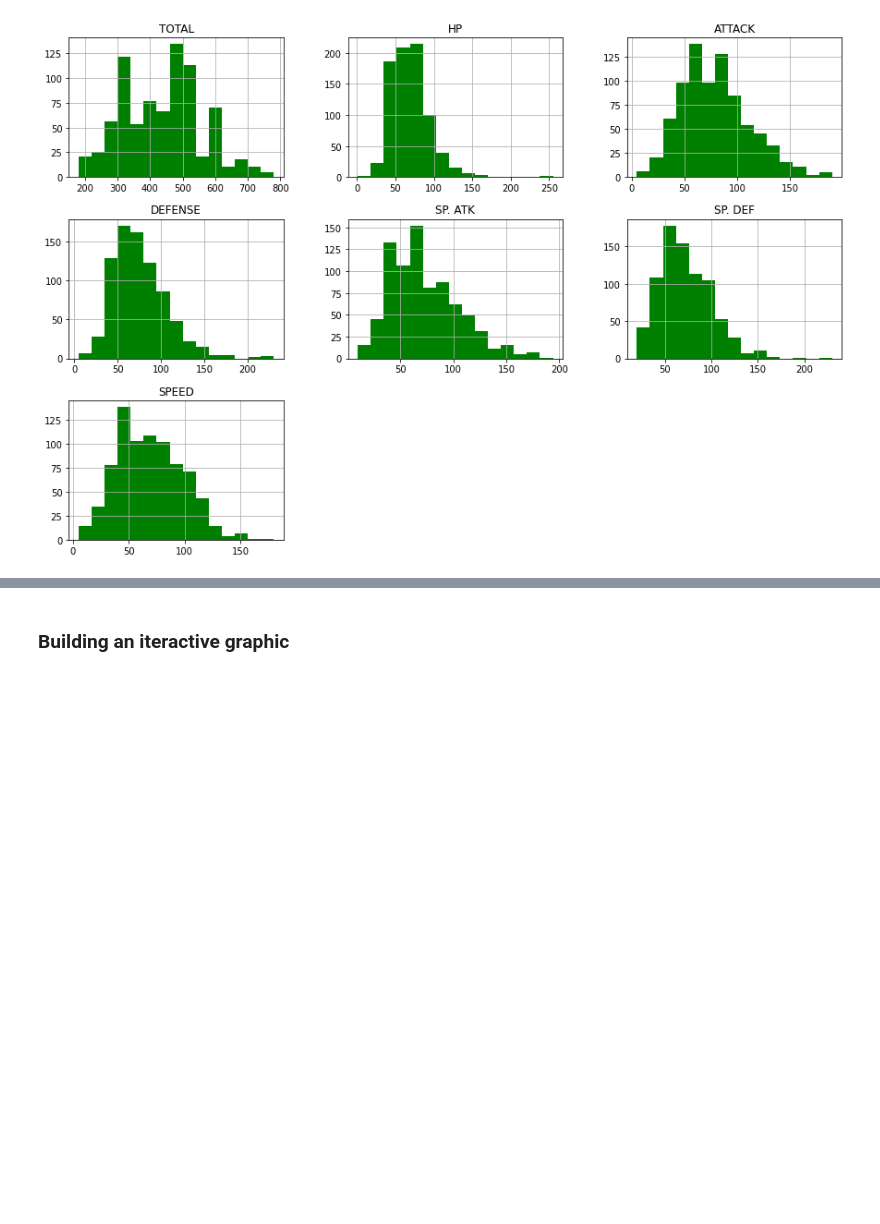
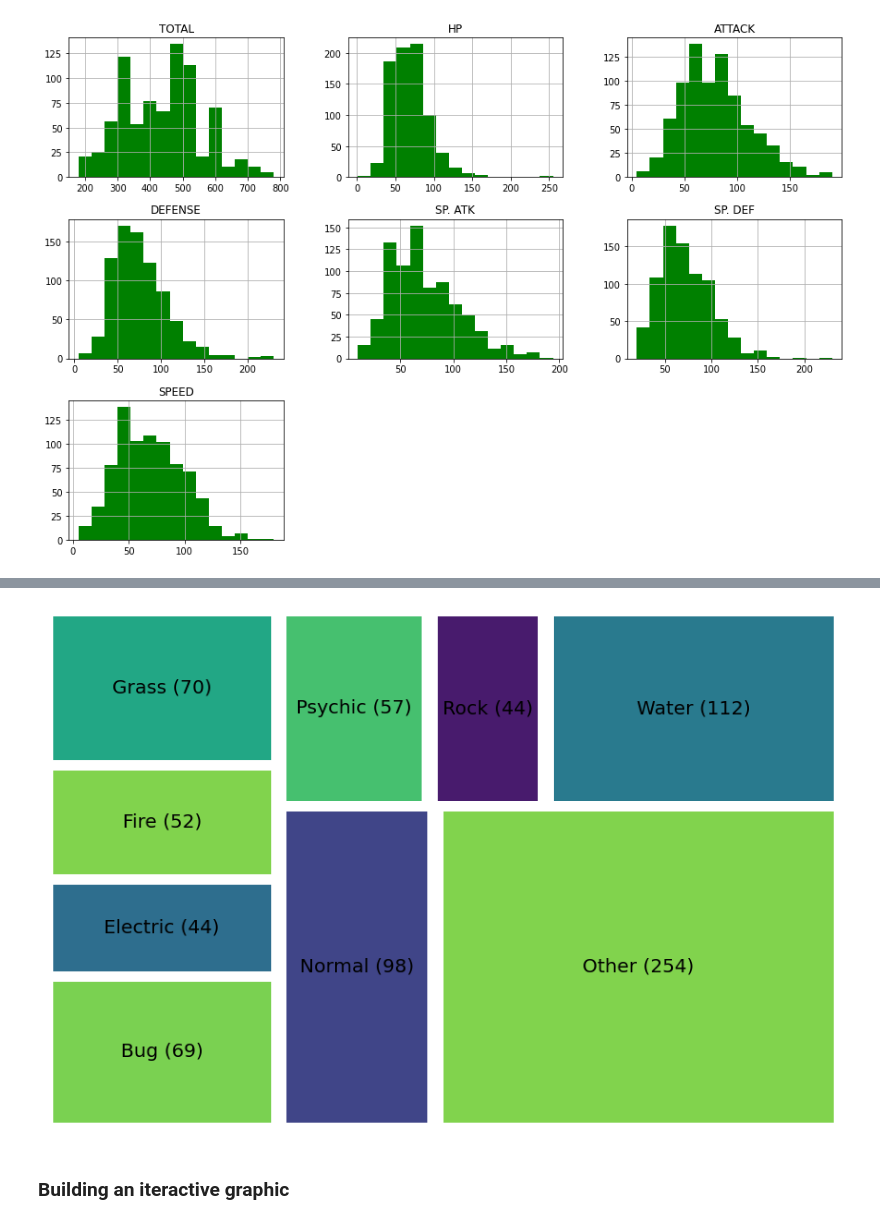
Before and after one commit to eduardoscovino/Pokemon-analysis, a Jupyter notebook: Pokemon_Analysis_With_Stats.ipynb, the cells around one changed output, grey strips where cells are left out. Cells and saved outputs as stored; diff of their text form; code cells hidden in the pictures; blank space fills up the shorter version.

Commit message:
Treemap

```diff
--- a/Pokemon_Analysis_With_Stats.ipynb
+++ b/Pokemon_Analysis_With_Stats.ipynb
@@ -199,0 +180,13 @@ bcr.bar_chart_race(df=df_brc,
+# %%
+# grouping the pokemons by type 1
+df_intermed = pd.DataFrame(df['TYPE 1'].value_counts())
+df_intermed.reset_index(inplace=True)
+df_intermed.rename(columns={'index':'TYPE', 'TYPE 1':'QTD'}, inplace=True)
+df_intermed['Label'] = np.where(df_intermed['QTD']>40, df_intermed['TYPE'], 'Other') # less then 40 pokemons will be called 'others'
+
+# grouping by the Label: Type 1 with the addition 'Others' for less than 40 pokemons
+df_treemap = pd.DataFrame(df_intermed.groupby('Label').QTD.sum())
+df_treemap.reset_index(inplace=True)
+df_treemap['qtd'] = df_treemap['QTD'].apply(lambda x: str(x)) # qtd in string to concatenate with the name of type
+df_treemap['Label'] = df_treemap['Label'] + ' (' +  df_treemap['qtd'] + ')'
+df_treemap
@@ -200,3 +204,14 @@ bcr.bar_chart_race(df=df_brc,
+# %%
+color = 'black'
+mpl.rcParams['text.color'] = color
+mpl.rcParams['font.size'] = 20
+plt.figure(figsize=(15,10))
+squarify.plot(sizes=df_treemap['QTD'], label=df_treemap['Label'].to_list(),
+              alpha=1, pad=True)
+plt.axis('off')
+plt.show()
+# %% [output]
+[figure, added]
 # %% [markdown]
 ### Building an iteractive graphic
 # %% [markdown]
```
Also changed, not shown: parts of 9 cells of this notebook.
